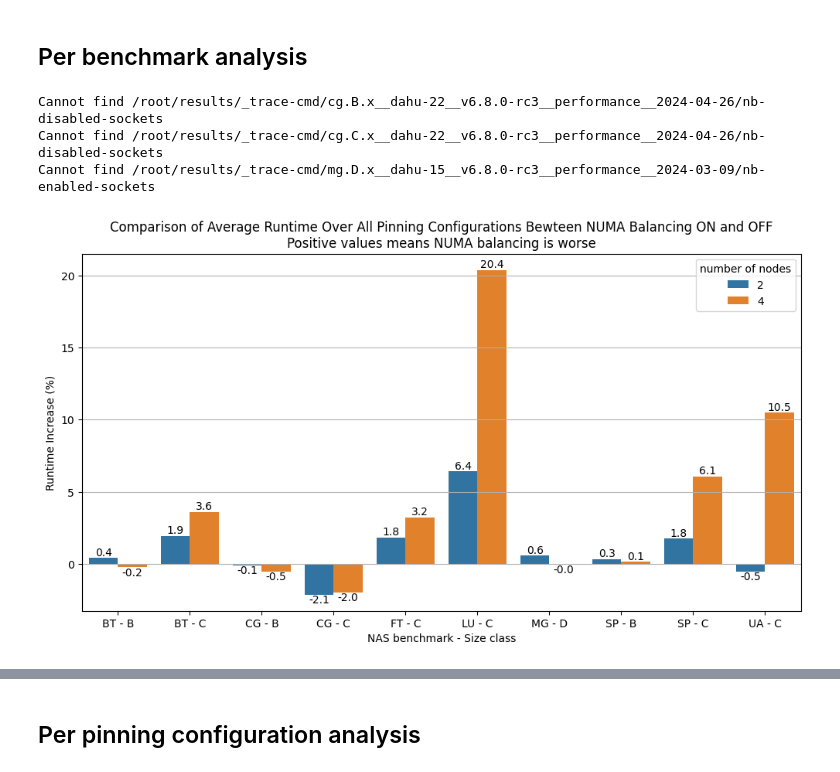
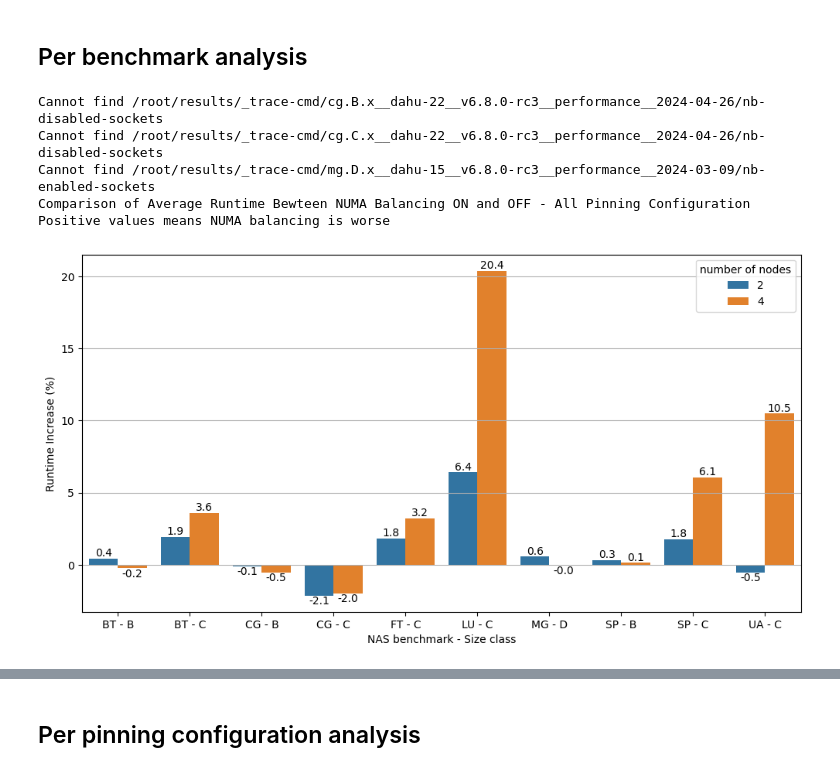
Before and after one commit to clementgd/INRIA-scripts, a Jupyter notebook: ircvm/exploration_final.ipynb, the cells around one changed output, grey strips where cells are left out. Saved outputs shown, nothing was run; the diff lists cells and outputs as text; code cells hidden in the pictures.

```diff
--- a/ircvm/exploration_final.ipynb
+++ b/ircvm/exploration_final.ipynb
@@ -416,35 +384,38 @@ def compare_numab_per_benchmark_per_machine_type(benchmarks: List[Tuple[str, int
     benchmark_values = []
     variation_values = []
     for name, n_nodes in benchmarks:
         variation, average_runtime = compute_average_nb_variation_for_benchmark(in_trace_cmd_dir(name))
         nodes_values.append(n_nodes)
         benchmark_values.append(benchmark_pretty_name(name))
         variation_values.append(variation)
 
     data_df = pd.DataFrame({
         "benchmark": benchmark_values,
         "variation": variation_values,
         "number of nodes": nodes_values
     })
 
     ax = sns.barplot(x='benchmark', y='variation', hue='number of nodes', data=data_df, palette='tab10')
     for container in ax.containers:
         # ax.bar_label(container, fmt='%.1f%%')
         ax.bar_label(container, fmt='%.1f')
     plt.gcf().set_size_inches(w, h)
     plt.grid(axis='y')
     plt.xlabel('NAS benchmark - Size class')
     plt.ylabel('Runtime Increase (%)')
-    plt.title(f'Comparison of Average Runtime Over All Pinning Configurations Bewteen NUMA Balancing ON and OFF\nPositive values means NUMA balancing is worse')
+    print(f'Comparison of Average Runtime Bewteen NUMA Balancing ON and OFF - All Pinning Configuration\nPositive values means NUMA balancing is worse')
+    # plt.title(f'Comparison of Average Runtime Bewteen NUMA Balancing ON and OFF - All Pinning Configuration\nPositive values means NUMA balancing is worse')
     plt.show()
 
 
 compare_numab_per_benchmark_per_machine_type(combined_benchmarks)
 # %% [output]
 Cannot find /root/results/_trace-cmd/cg.B.x__dahu-22__v6.8.0-rc3__performance__2024-04-26/nb-disabled-sockets
 Cannot find /root/results/_trace-cmd/cg.C.x__dahu-22__v6.8.0-rc3__performance__2024-04-26/nb-disabled-sockets
 Cannot find /root/results/_trace-cmd/mg.D.x__dahu-15__v6.8.0-rc3__performance__2024-03-09/nb-enabled-sockets
+Comparison of Average Runtime Bewteen NUMA Balancing ON and OFF - All Pinning Configuration
+Positive values means NUMA balancing is worse
-[figure, old version]
+[figure, new version]
 # %%
 
 def compare_numab_per_benchmark_per_pinning(benchmarks_names, n_nodes, w = 14, h = 6):
```
Also changed, not shown: parts of 8 cells of this notebook, 2 other files.
